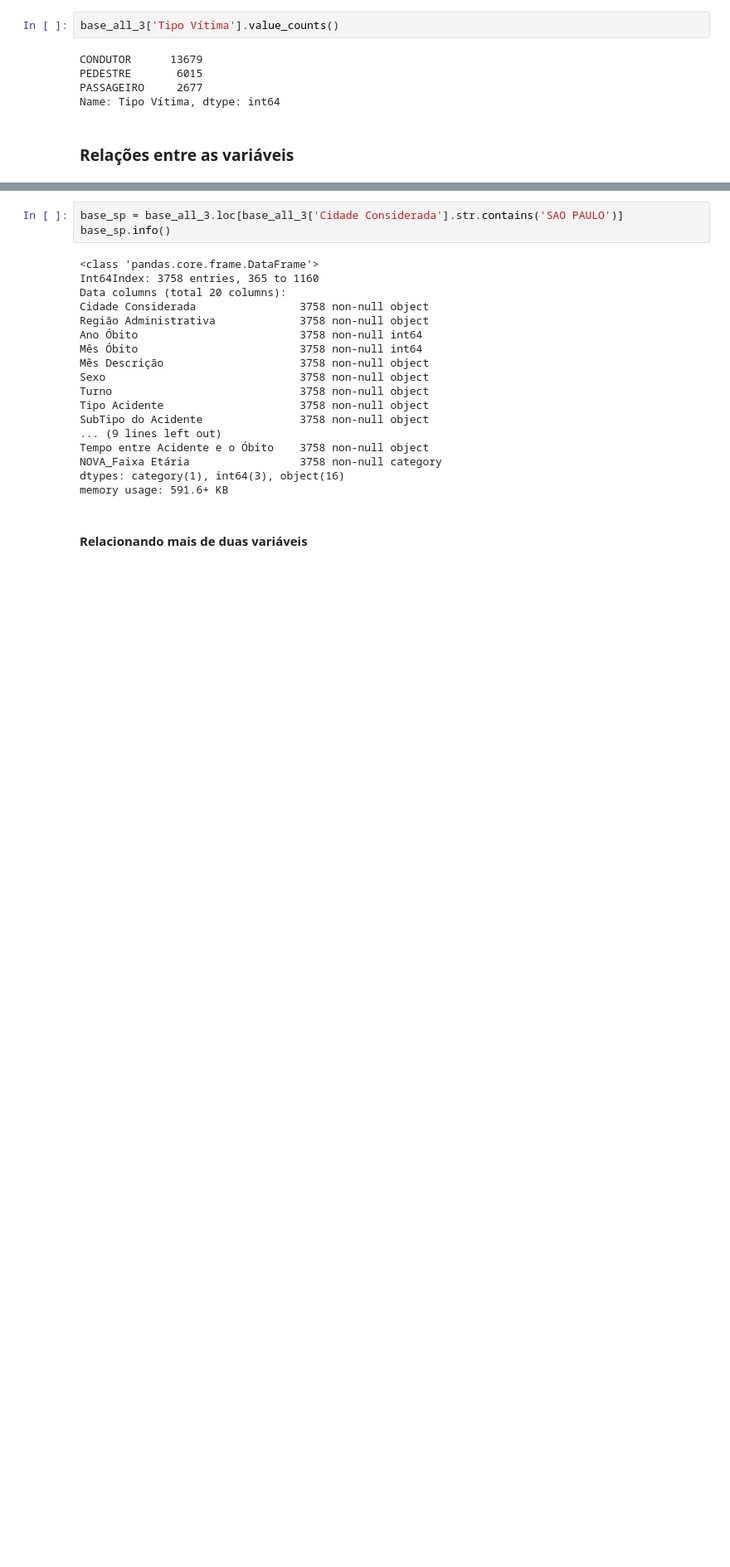
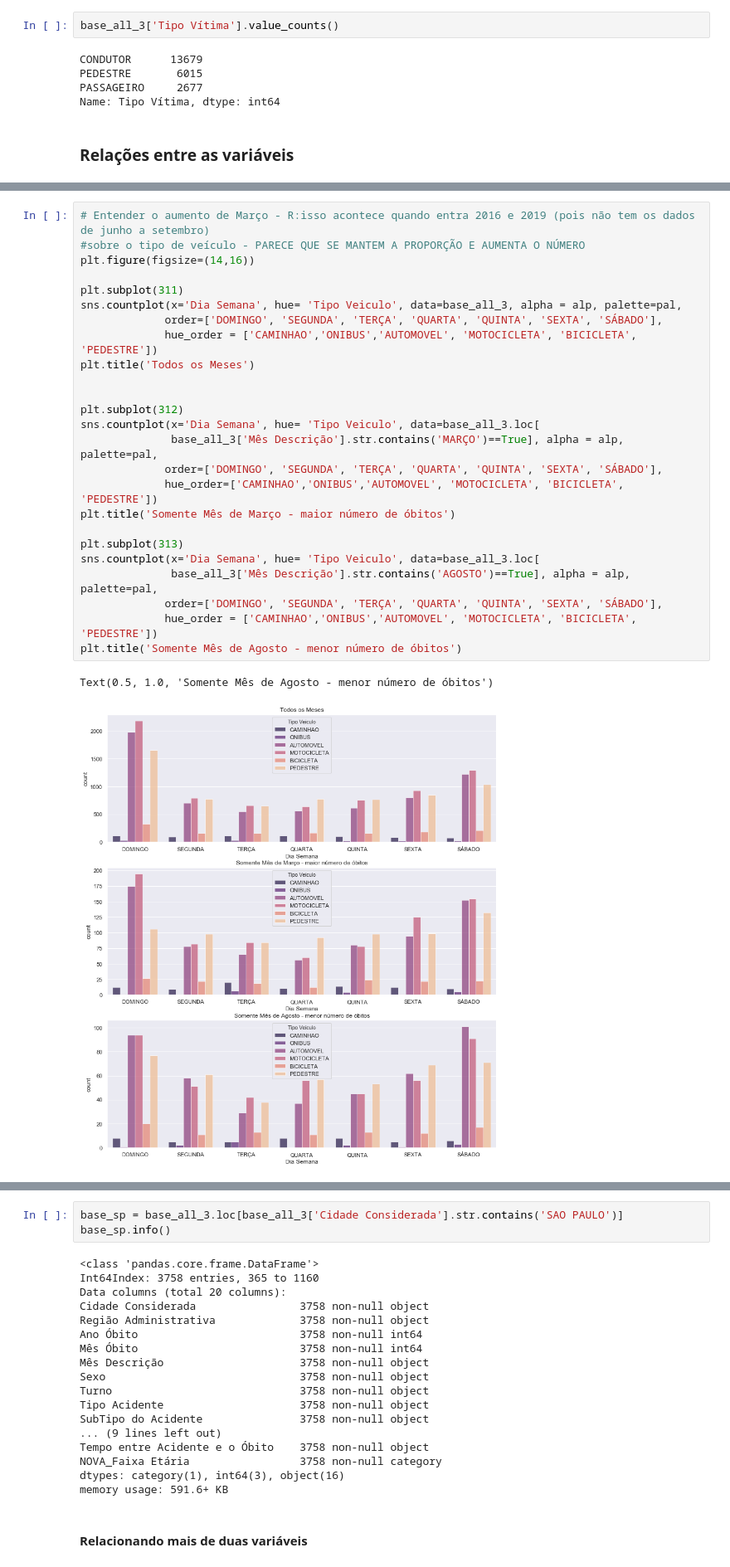
Before and after one commit to anabeatrizfig/Traffic-Accidents-INFOSIGA_S-o-Paulo-Brazil, a Jupyter notebook: INFOSIGA.ipynb, the cells around one changed output, grey strips where cells are left out. Shown at 83% size. Saved outputs shown, nothing was run; the diff lists cells and outputs as text; blank space fills up the shorter version.

```diff
--- a/INFOSIGA.ipynb
+++ b/INFOSIGA.ipynb
@@ -1370,0 +1110,28 @@ sns.countplot(x='Tempo entre Acidente e o Óbito', hue= 'Ano Óbito', data=base_
+# %%
+# Entender o aumento de Março - R:isso acontece quando entra 2016 e 2019 (pois não tem os dados de junho a setembro)
+#sobre o tipo de veículo - PARECE QUE SE MANTEM A PROPORÇÃO E AUMENTA O NÚMERO
+plt.figure(figsize=(14,16))
+
+plt.subplot(311)
+sns.countplot(x='Dia Semana', hue= 'Tipo Veiculo', data=base_all_3, alpha = alp, palette=pal,
+             order=['DOMINGO', 'SEGUNDA', 'TERÇA', 'QUARTA', 'QUINTA', 'SEXTA', 'SÁBADO'],
+             hue_order = ['CAMINHAO','ONIBUS','AUTOMOVEL', 'MOTOCICLETA', 'BICICLETA', 'PEDESTRE'])
+plt.title('Todos os Meses')
+
+
+plt.subplot(312)
+sns.countplot(x='Dia Semana', hue= 'Tipo Veiculo', data=base_all_3.loc[
+              base_all_3['Mês Descrição'].str.contains('MARÇO')==True], alpha = alp, palette=pal,
+             order=['DOMINGO', 'SEGUNDA', 'TERÇA', 'QUARTA', 'QUINTA', 'SEXTA', 'SÁBADO'],
+             hue_order=['CAMINHAO','ONIBUS','AUTOMOVEL', 'MOTOCICLETA', 'BICICLETA', 'PEDESTRE'])
+plt.title('Somente Mês de Março - maior número de óbitos')
+
+plt.subplot(313)
+sns.countplot(x='Dia Semana', hue= 'Tipo Veiculo', data=base_all_3.loc[
+              base_all_3['Mês Descrição'].str.contains('AGOSTO')==True], alpha = alp, palette=pal,
+             order=['DOMINGO', 'SEGUNDA', 'TERÇA', 'QUARTA', 'QUINTA', 'SEXTA', 'SÁBADO'],
+             hue_order = ['CAMINHAO','ONIBUS','AUTOMOVEL', 'MOTOCICLETA', 'BICICLETA', 'PEDESTRE'])
+plt.title('Somente Mês de Agosto - menor número de óbitos')
+# %% [output]
+Text(0.5, 1.0, 'Somente Mês de Agosto - menor número de óbitos')
+[figure, added]
```
Also changed, not shown: parts of 88 cells of this notebook.
